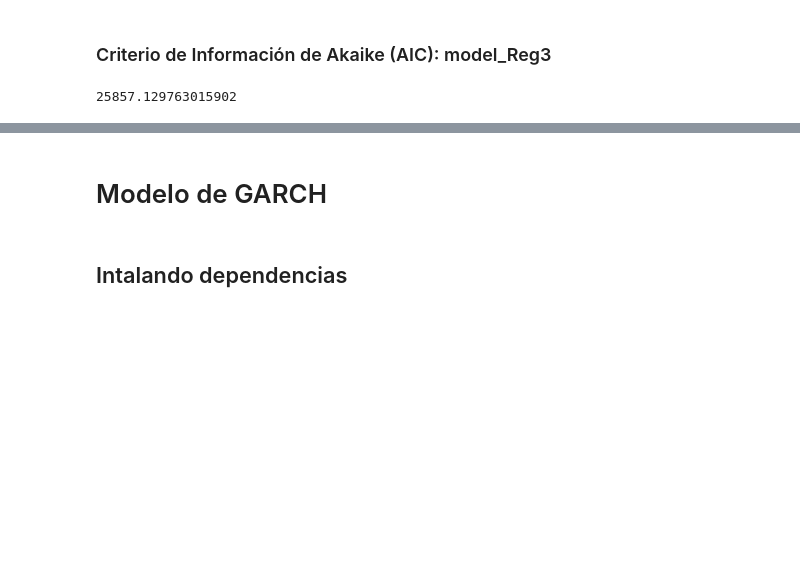
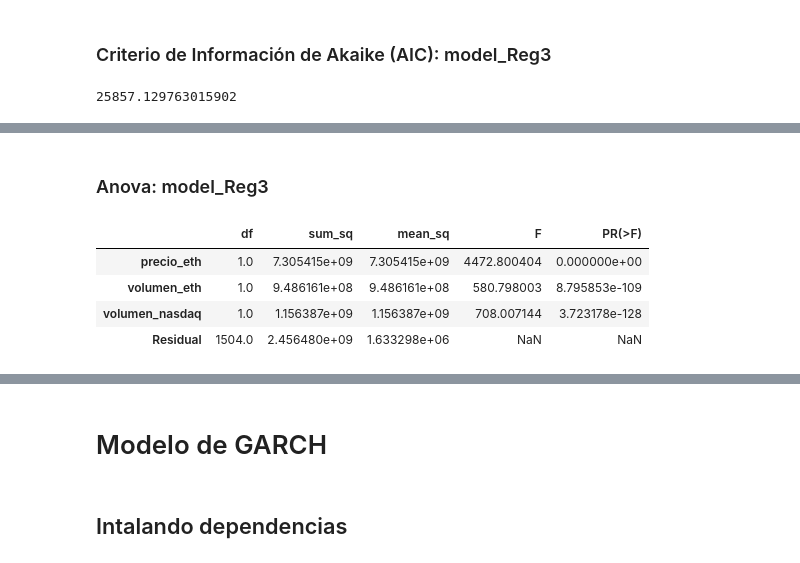
Before and after one commit to byKriz/Tesis-UCAB---Calculos, a Jupyter notebook: calculos.ipynb, the cells around one changed output, grey strips where cells are left out. Cells and saved outputs as stored; diff of their text form; code cells hidden in the pictures; blank space fills up the shorter version.

```diff
--- a/calculos.ipynb
+++ b/calculos.ipynb
@@ -245,0 +245,2 @@ conf_int
+# %% [markdown]
+### Anova: model_Reg3
@@ -245,0 +249,9 @@ conf_int
+# %%
+anova_results_Reg3 = anova_lm(result_Reg3)
+anova_results_Reg3
+# %% [output]
+|  | df | sum_sq | mean_sq | F | PR(>F) |
+| precio_eth | 1.0 | 7.305415e+09 | 7.305415e+09 | 4472.800404 | 0.000000e+00 |
+| volumen_eth | 1.0 | 9.486161e+08 | 9.486161e+08 | 580.798003 | 8.795853e-109 |
+| volumen_nasdaq | 1.0 | 1.156387e+09 | 1.156387e+09 | 708.007144 | 3.723178e-128 |
+| Residual | 1504.0 | 2.456480e+09 | 1.633298e+06 | NaN | NaN |
```
Also changed, not shown: parts of 12 cells of this notebook.
